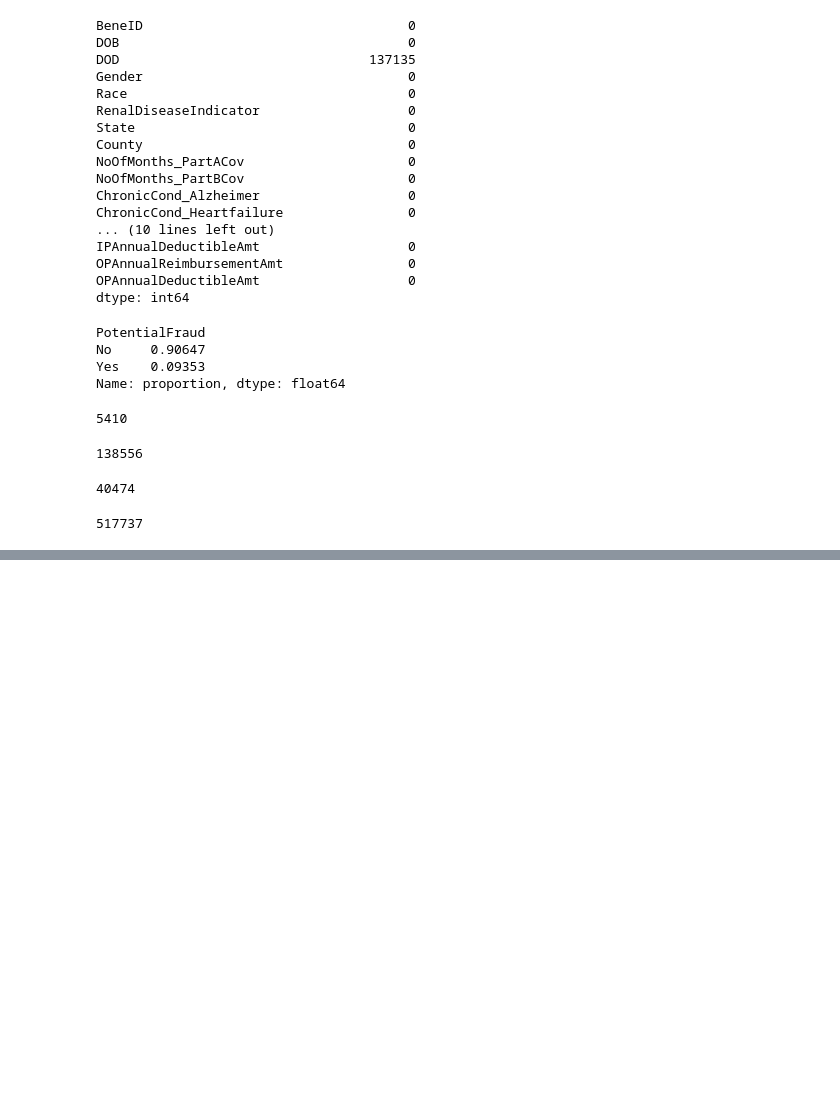
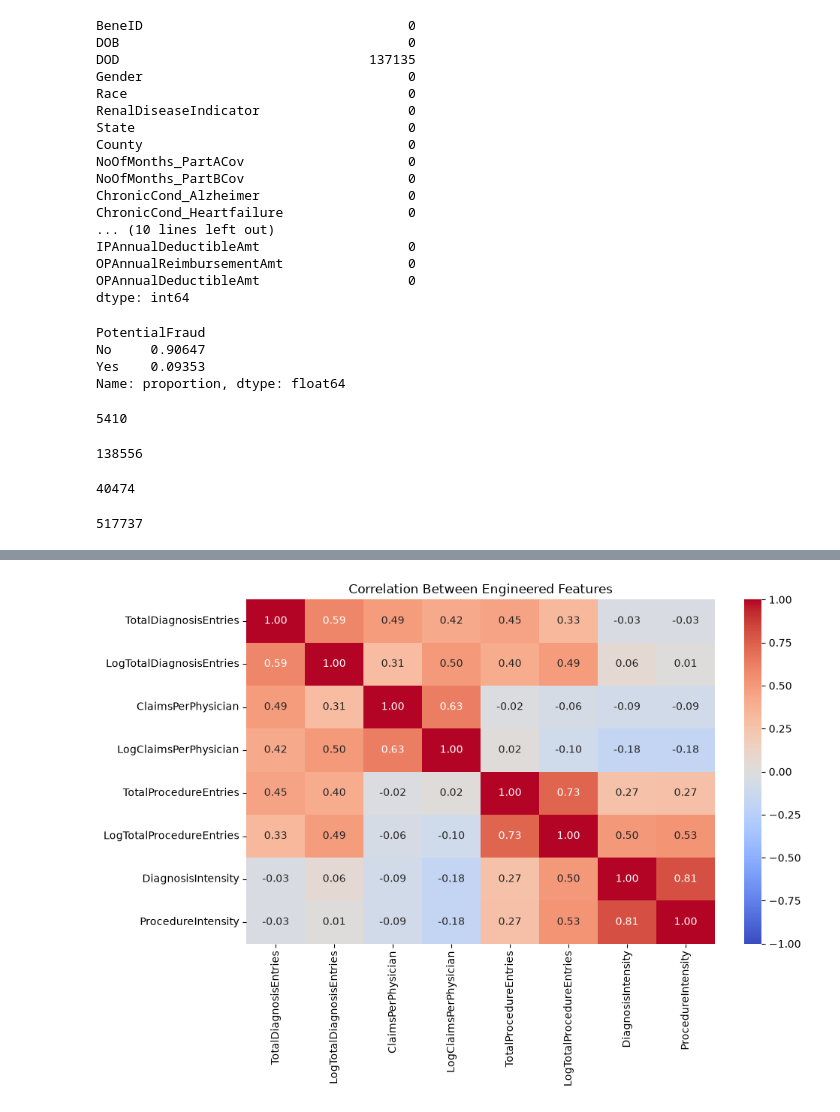
Before and after one commit to kkrishkataria/Healthcare-Fraud-Detection, a Jupyter notebook: notebooks/01_data_understanding.ipynb, the cells around one changed output, grey strips where cells are left out. Saved outputs shown, nothing was run; the diff lists cells and outputs as text; code cells hidden in the pictures; blank space fills up the shorter version.

```diff
--- a/notebooks/01_data_understanding.ipynb
+++ b/notebooks/01_data_understanding.ipynb
@@ -292,0 +740,2 @@ outpatient["ClaimID"].nunique()
+# %%
+eda_df = eda_df.join(unique_procedures, on="Provider")
@@ -292,0 +1191,4 @@ outpatient["ClaimID"].nunique()
+# %%
+model_df = eda_df.copy()
+
+model_df.shape
@@ -292,0 +1487,28 @@ outpatient["ClaimID"].nunique()
+# %%
+features_to_compare = [
+    "TotalDiagnosisEntries",
+    "LogTotalDiagnosisEntries",
+    "ClaimsPerPhysician",
+    "LogClaimsPerPhysician",
+    "TotalProcedureEntries",
+    "LogTotalProcedureEntries",
+    "DiagnosisIntensity",
+    "ProcedureIntensity"
+]
+
+corr = model_df[features_to_compare].corr()
+
+plt.figure(figsize=(10, 7))
+sns.heatmap(
+    corr,
+    annot=True,
+    cmap="coolwarm",
+    fmt=".2f",
+    vmin=-1,
+    vmax=1
+)
+plt.title("Correlation Between Engineered Features")
+plt.tight_layout()
+plt.show()
+# %% [output]
+[figure, added]
```
Also changed, not shown: parts of 116 cells of this notebook, 7 other files.
